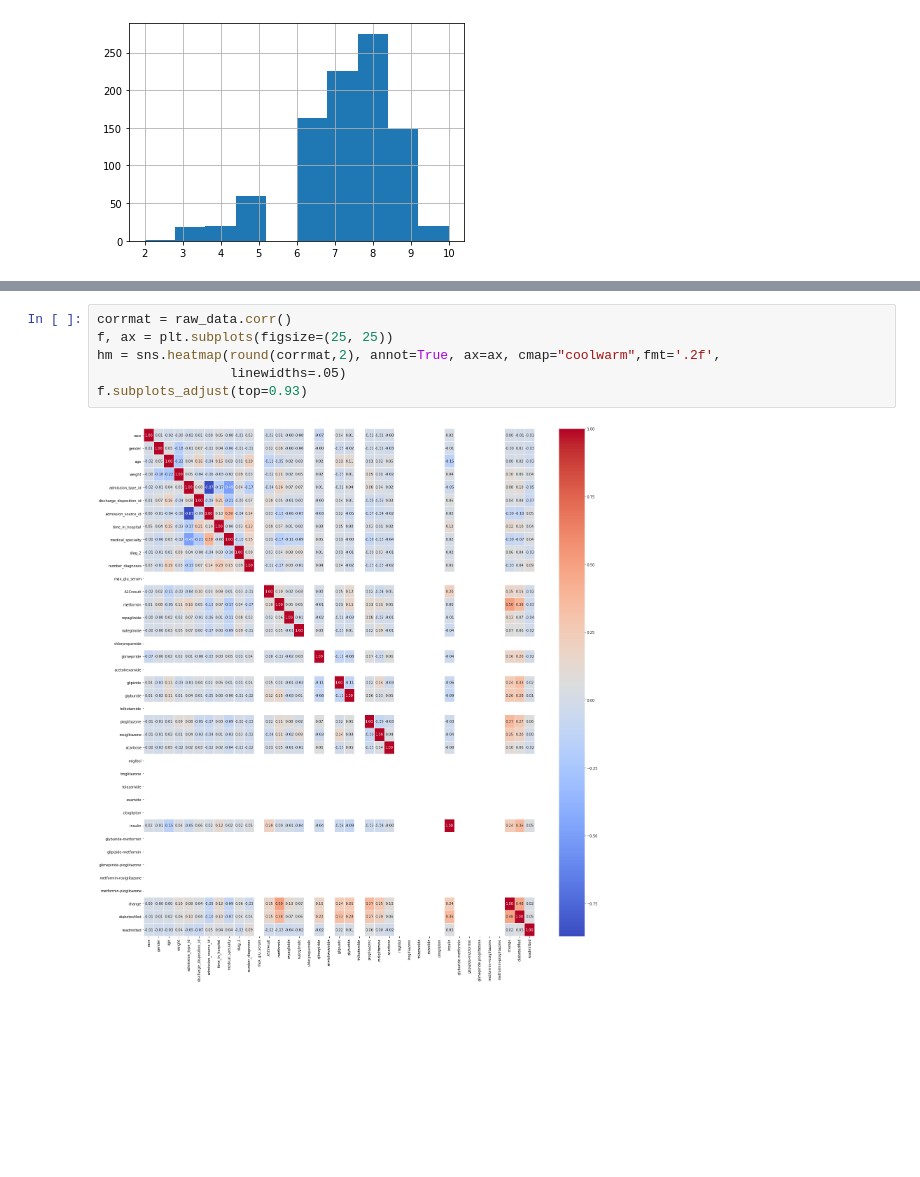
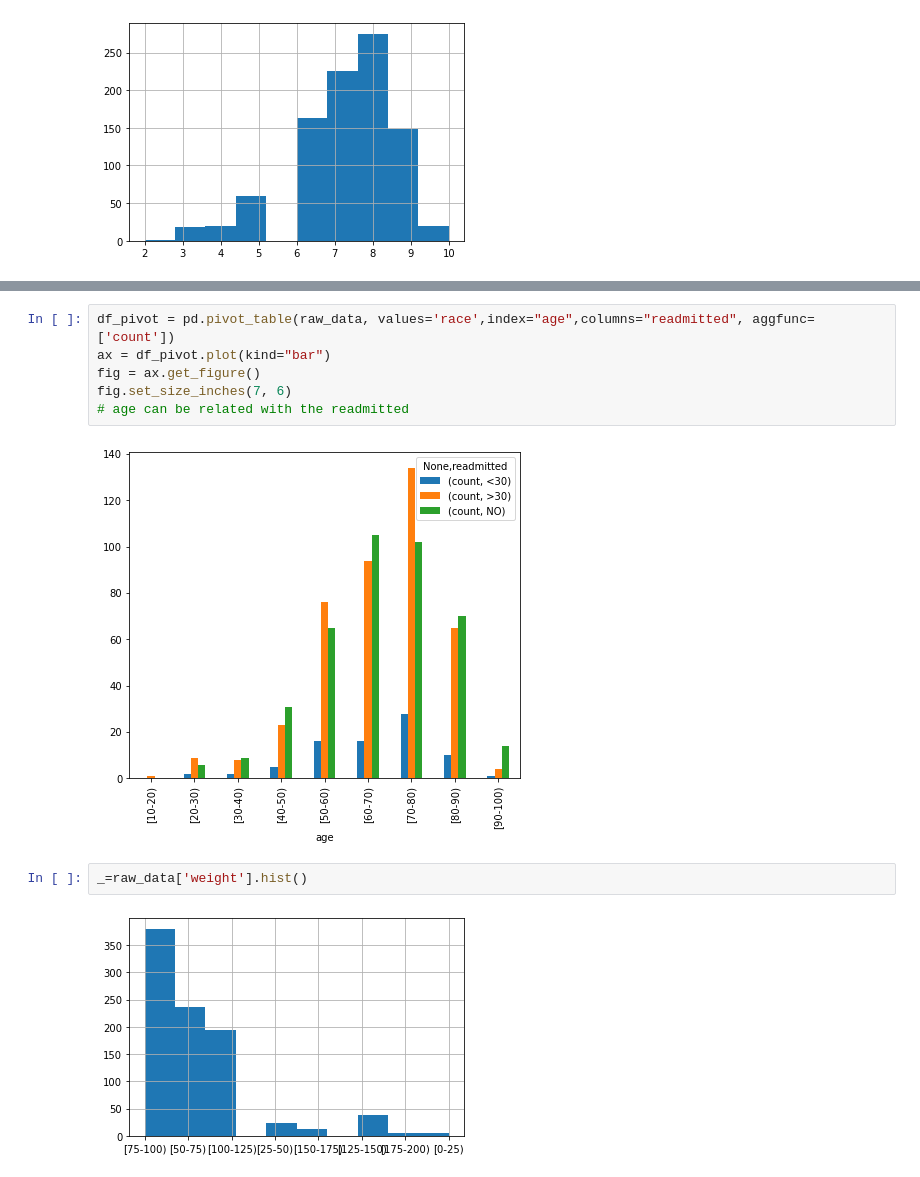
Before and after one commit to Orlse/unit-4-challenge, a Jupyter notebook: capstone/EDA.ipynb, the cells around one changed output, grey strips where cells are left out. Cells and saved outputs as stored; diff of their text form; blank space fills up the shorter version.

```diff
--- a/capstone/EDA.ipynb
+++ b/capstone/EDA.ipynb
@@ -147,8 +109,12 @@ plt.show()
-# %%
-corrmat = raw_data.corr()
-f, ax = plt.subplots(figsize=(25, 25))
-hm = sns.heatmap(round(corrmat,2), annot=True, ax=ax, cmap="coolwarm",fmt='.2f',
-                 linewidths=.05)
-f.subplots_adjust(top=0.93)
-# %% [output]
-[figure, removed]
+# %%
+df_pivot = pd.pivot_table(raw_data, values='race',index="age",columns="readmitted", aggfunc=['count'])
+ax = df_pivot.plot(kind="bar")
+fig = ax.get_figure()
+fig.set_size_inches(7, 6)
+# age can be related with the readmitted
+# %% [output]
+[figure, added]
+# %%
+_=raw_data['weight'].hist()
+# %% [output]
+[figure, added]
```
Also changed, not shown: parts of 54 cells of this notebook.
